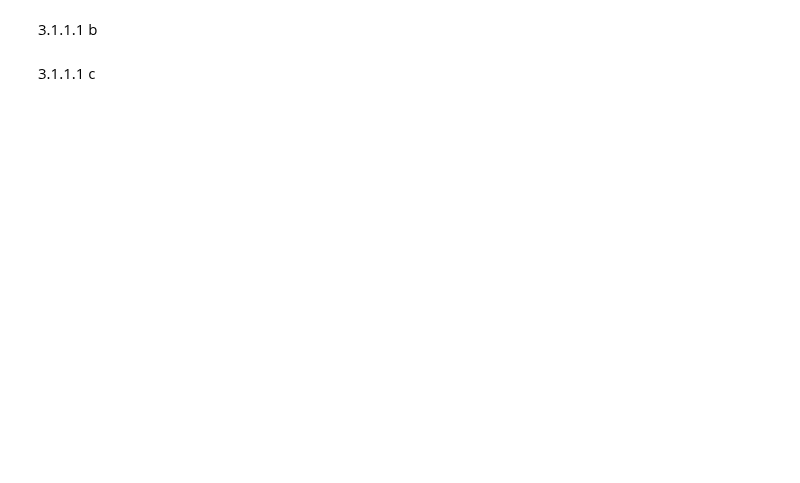
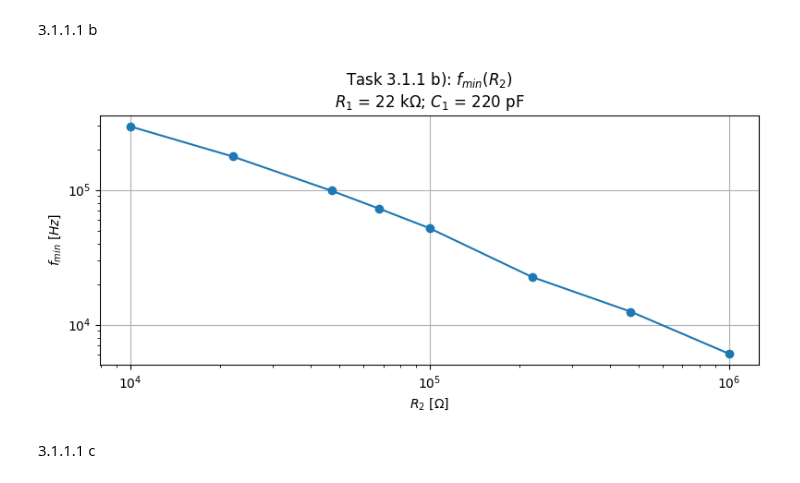
Before and after one commit to NortheLo/Microwave_Eng_Lab, a Jupyter notebook: Lab7_PLL/MWE_Lab7_Meas.ipynb, the cells around one changed output. Cells and saved outputs as stored; diff of their text form; code cells hidden in the pictures; blank space fills up the shorter version.

```diff
--- a/Lab7_PLL/MWE_Lab7_Meas.ipynb
+++ b/Lab7_PLL/MWE_Lab7_Meas.ipynb
@@ -18,10 +82,16 @@ f_min = [52.1e3, 52.1e3, 52.1e3, 52.1e3, 52.1e3, 52.1e3, 52.1e3, 52.1e3]
 # %%
 V_p_p = 5
 R_1 = 22e3
 C_1 = 220e-12
 
 R_2 =   [10e3,  22e3,  47e3,   68e3,   100e3, 220e3,  470e3,  1e6]
 f_min = [296e3, 177e3, 98.7e3, 72.5e3, 52e3,  22.6e3, 12.5e3, 6.1e3]
+
+title = (r"Task 3.1.1 b): $f_{min}(R_2)$" +
+          f"\n$R_1$ = {scientific_2_str(R_1)}; $C_1$ = {scientific_2_str(C_1, "F")}")
+plot(R_2, f_min, title, y_log=True, x_log=True, y_label=r"$f_{min}$ $[Hz]$", x_label=r"$R_2$ $[\Omega]$")
+# %% [output]
+[figure, added]
 # %% [markdown]
 3.1.1.1 c
 # %%
```
Also changed, not shown: parts of 10 cells of this notebook.
